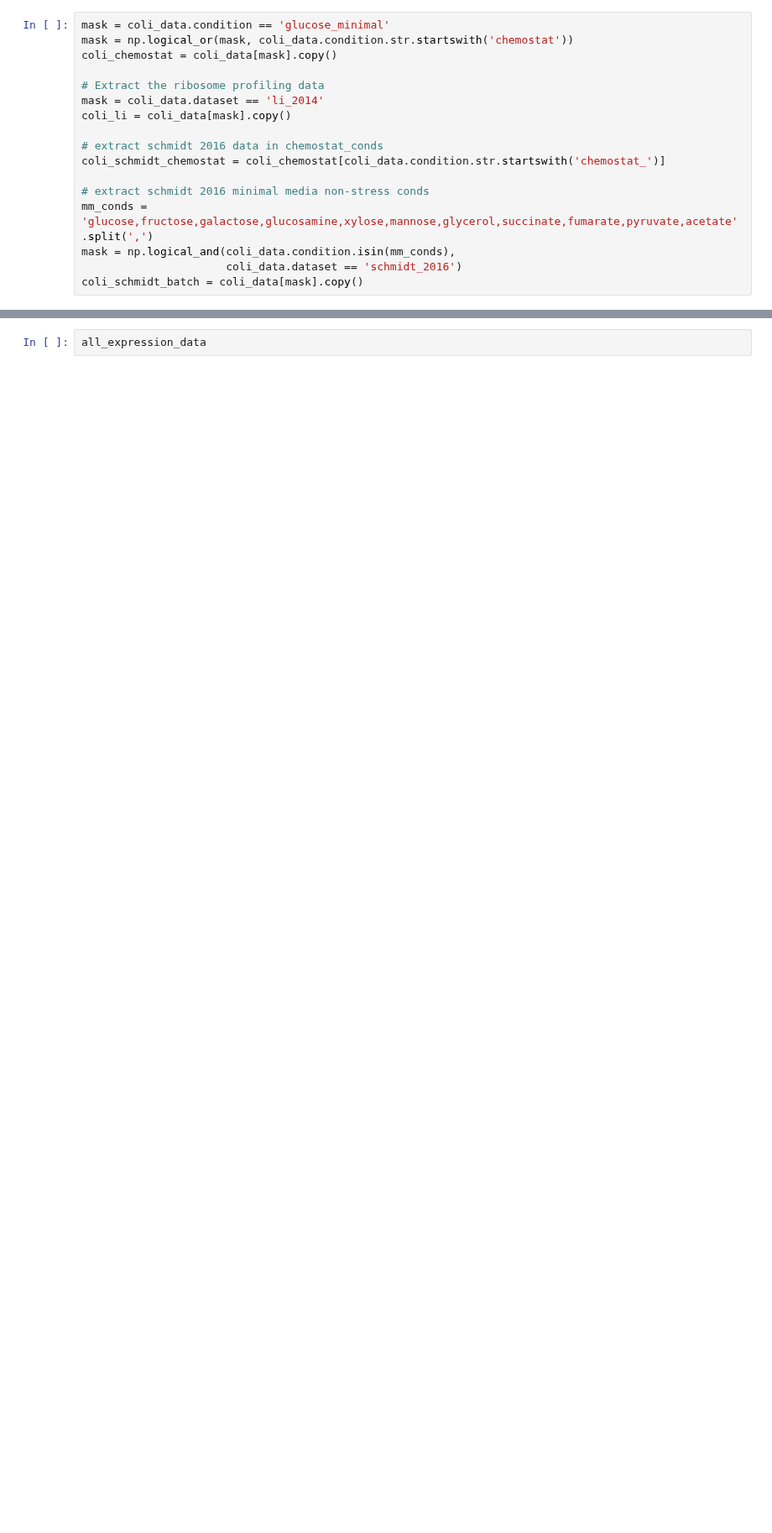
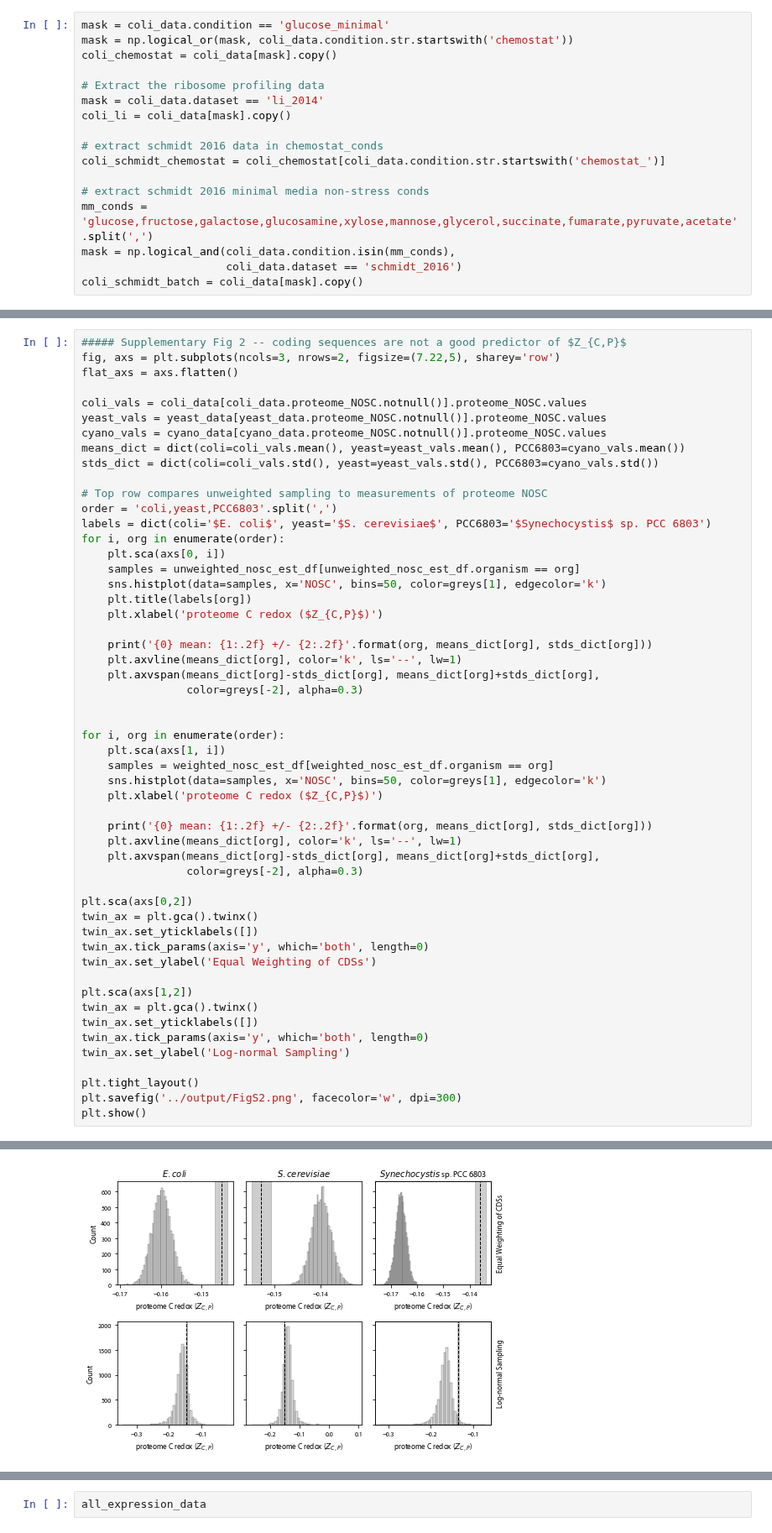
Before and after one commit to flamholz/redox-proteome, a Jupyter notebook: notebooks/AllFigures.ipynb, the cells around one changed output, grey strips where cells are left out. Shown at 84% size. Drawn from its saved outputs; the diff is of its cells as text; blank space fills up the shorter version.

```diff
--- a/notebooks/AllFigures.ipynb
+++ b/notebooks/AllFigures.ipynb
@@ -518,0 +326,54 @@ plt.show()
+# %%
+##### Supplementary Fig 2 -- coding sequences are not a good predictor of $Z_{C,P}$
+fig, axs = plt.subplots(ncols=3, nrows=2, figsize=(7.22,5), sharey='row')
+flat_axs = axs.flatten()
+
+coli_vals = coli_data[coli_data.proteome_NOSC.notnull()].proteome_NOSC.values
+yeast_vals = yeast_data[yeast_data.proteome_NOSC.notnull()].proteome_NOSC.values
+cyano_vals = cyano_data[cyano_data.proteome_NOSC.notnull()].proteome_NOSC.values
+means_dict = dict(coli=coli_vals.mean(), yeast=yeast_vals.mean(), PCC6803=cyano_vals.mean())
+stds_dict = dict(coli=coli_vals.std(), yeast=yeast_vals.std(), PCC6803=cyano_vals.std())
+
+# Top row compares unweighted sampling to measurements of proteome NOSC
+order = 'coli,yeast,PCC6803'.split(',')
+labels = dict(coli='$E. coli$', yeast='$S. cerevisiae$', PCC6803='$Synechocystis$ sp. PCC 6803')
+for i, org in enumerate(order):
+    plt.sca(axs[0, i])
+    samples = unweighted_nosc_est_df[unweighted_nosc_est_df.organism == org]
+    sns.histplot(data=samples, x='NOSC', bins=50, color=greys[1], edgecolor='k')
+    plt.title(labels[org])
+    plt.xlabel('proteome C redox ($Z_{C,P}$)')
+
+    print('{0} mean: {1:.2f} +/- {2:.2f}'.format(org, means_dict[org], stds_dict[org]))
+    plt.axvline(means_dict[org], color='k', ls='--', lw=1)
+    plt.axvspan(means_dict[org]-stds_dict[org], means_dict[org]+stds_dict[org],
+                color=greys[-2], alpha=0.3)
+
+
+for i, org in enumerate(order):
+    plt.sca(axs[1, i])
+    samples = weighted_nosc_est_df[weighted_nosc_est_df.organism == org]
+    sns.histplot(data=samples, x='NOSC', bins=50, color=greys[1], edgecolor='k')
+    plt.xlabel('proteome C redox ($Z_{C,P}$)')
+
+    print('{0} mean: {1:.2f} +/- {2:.2f}'.format(org, means_dict[org], stds_dict[org]))
+    plt.axvline(means_dict[org], color='k', ls='--', lw=1)
+    plt.axvspan(means_dict[org]-stds_dict[org], means_dict[org]+stds_dict[org],
+                color=greys[-2], alpha=0.3)
+
+plt.sca(axs[0,2])
+twin_ax = plt.gca().twinx()
+twin_ax.set_yticklabels([])
+twin_ax.tick_params(axis='y', which='both', length=0)
+twin_ax.set_ylabel('Equal Weighting of CDSs')
+
+plt.sca(axs[1,2])
+twin_ax = plt.gca().twinx()
+twin_ax.set_yticklabels([])
+twin_ax.tick_params(axis='y', which='both', length=0)
+twin_ax.set_ylabel('Log-normal Sampling')
+
+plt.tight_layout()
+plt.savefig('../output/FigS2.png', facecolor='w', dpi=300)
+plt.show()
+# %% [output]
@@ -518,0 +386 @@ plt.show()
+[figure, added]
```
Also changed, not shown: parts of 13 cells of this notebook, 8 other files.
